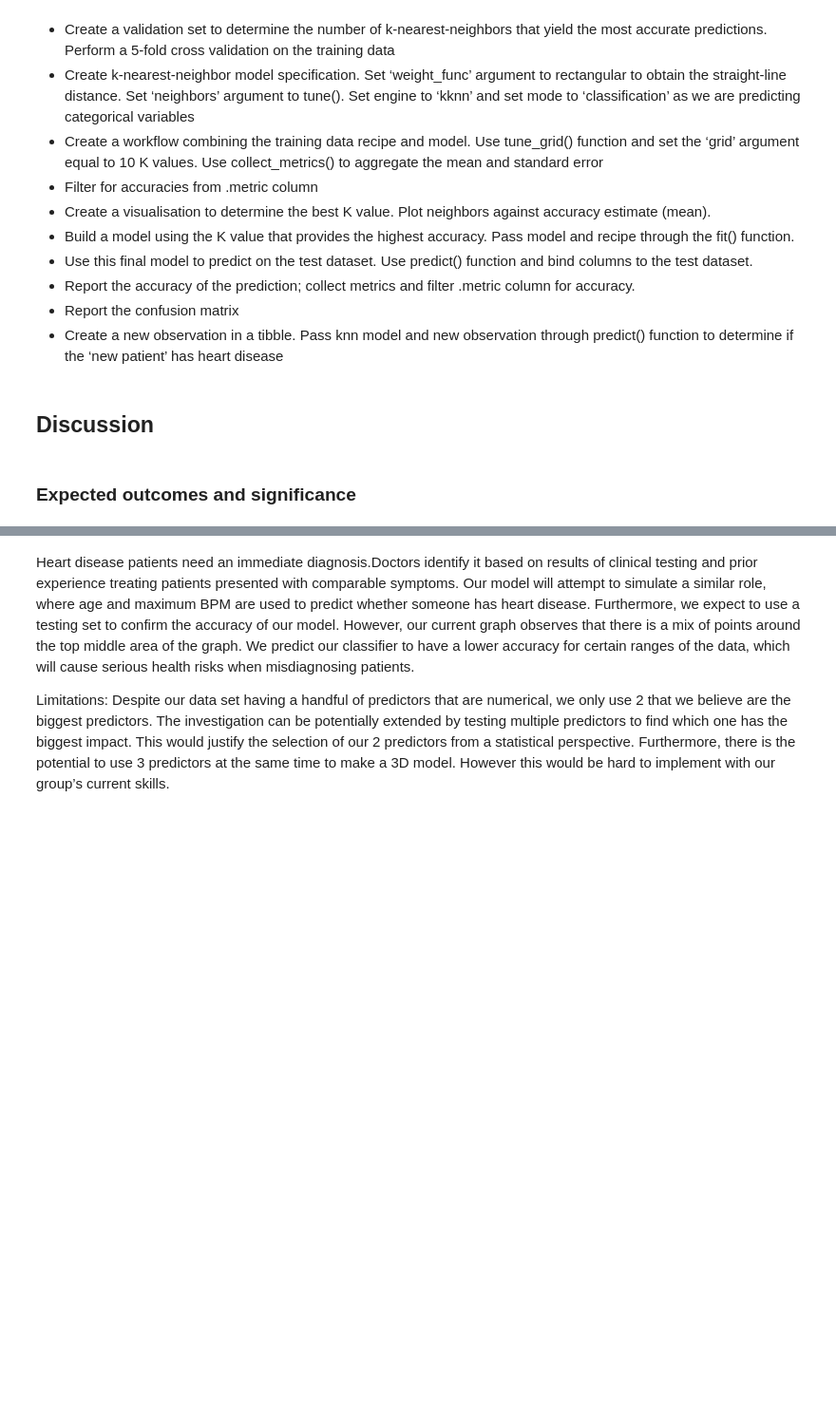
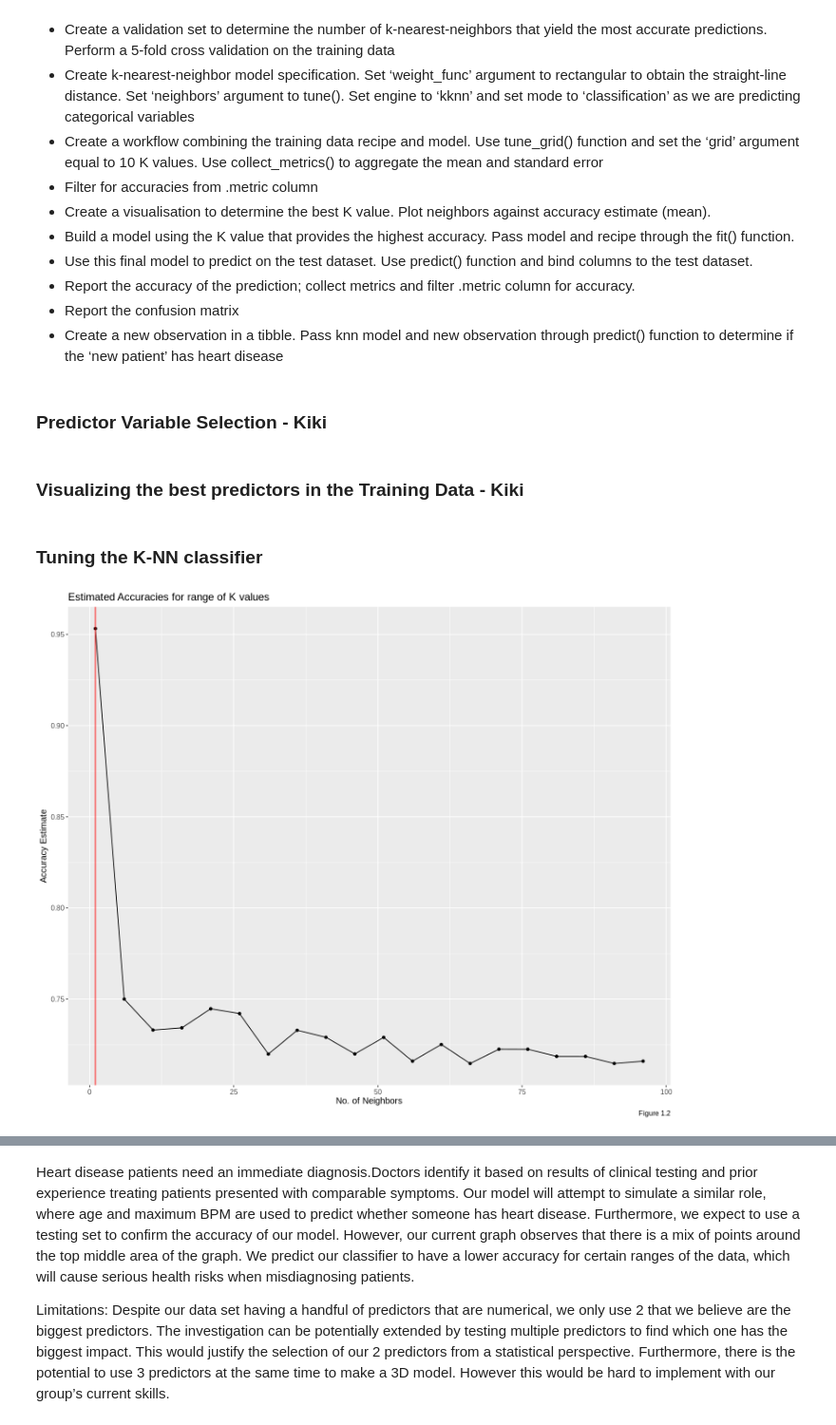
Before and after one commit to bowencu/dsci100groupproject, a Jupyter notebook: group_project_report.ipynb, the cells around one changed output, grey strips where cells are left out. Shown at 95% size. Cells and saved outputs as stored; diff of their text form; code cells hidden in the pictures; blank space fills up the shorter version.

Commit message:
added "tuning knn classifier" and "knn classification" parts
tuned the model and conducted the classification. template requires predictors that will be confirmed by kiki

```diff
--- a/group_project_report.ipynb
+++ b/group_project_report.ipynb
@@ -165,7 +167,56 @@ In tables 1.2, 1.3, and 1.4, we found the means for each predictor for all cases
 - Report the accuracy of the prediction; collect metrics and filter .metric column for accuracy.
 - Report the confusion matrix
 - Create a new observation in a tibble. Pass knn model and new observation through predict() function to determine if the ‘new patient’ has heart disease
-# %% [markdown]
-## Discussion
 # %% [markdown]
-### Expected outcomes and significance
+### Predictor Variable Selection - Kiki
+# %% [markdown]
+### Visualizing the best predictors in the Training Data - Kiki
+# %% [markdown]
+### Tuning the K-NN classifier
+# %%
+#set seed
+set.seed(1)
+
+#update predcitors after Kiki's part
+#create recipe
+recipe_heart <- recipe(target ~ age + thalach, data = heart_train) |>
+        step_scale(all_predictors()) |>
+        step_center(all_predictors())
+
+#parameter K value selection
+#split training/validation sets
+heart_vfold <- vfold_cv(heart_train, v = 5, strata = target)
+
+#train classifier part 1 - create model specifications
+knn_spec <- nearest_neighbor(weight_func = "rectangular", neighbors = tune()) |>
+       set_engine("kknn") |>
+       set_mode("classification")
+
+#create tibble with neighbors variable
+k_vals <- tibble(neighbors = seq(from = 1, to = 100, by = 5))
+
+#train classifier part 2 - create workflow
+knn_results <- workflow() |>
+        add_recipe(recipe_heart) |>
+        add_model(knn_spec) |>
+        tune_grid(resamples = heart_vfold, grid = k_vals) |>
+        collect_metrics()
+
+#find accuracy of the range of K values
+accuracies <- knn_results |>
+        filter(.metric == "accuracy")
+
+#plot graph of accuracy against K value to find best K value
+accuracy_vs_k <- ggplot(accuracies, aes(x = neighbors, y = mean)) +
+        geom_point() +
+        geom_line() +
+        geom_vline(xintercept = 1, colour = "red") +
+        labs(x = "No. of Neighbors",
+             y = "Accuracy Estimate",
+             title = "Estimated Accuracies for range of K values",
+             caption = "Figure 1.2") +
+        theme(text = element_text(size = 12))
+
+accuracy_vs_k
+# %% [output]
+[figure, added]
```
Also changed, not shown: parts of 23 cells of this notebook.
